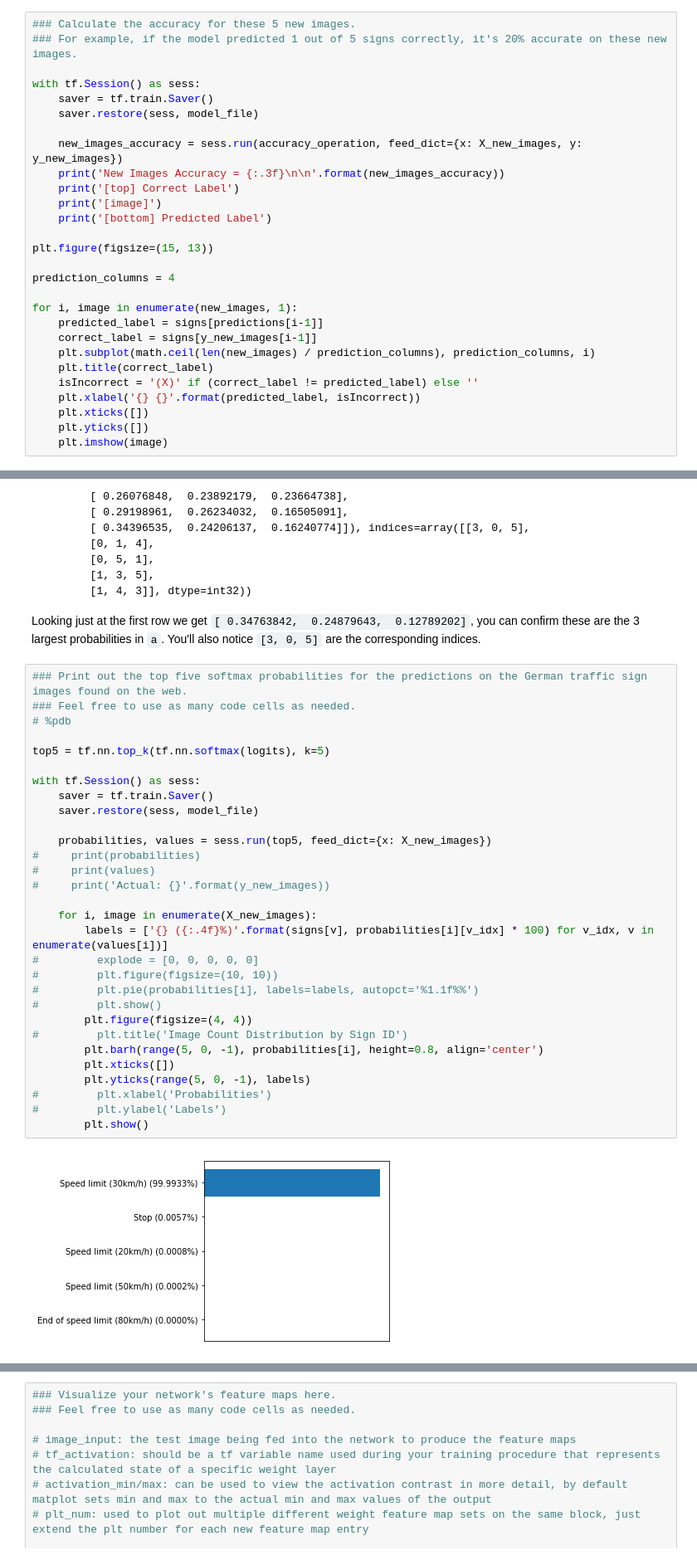
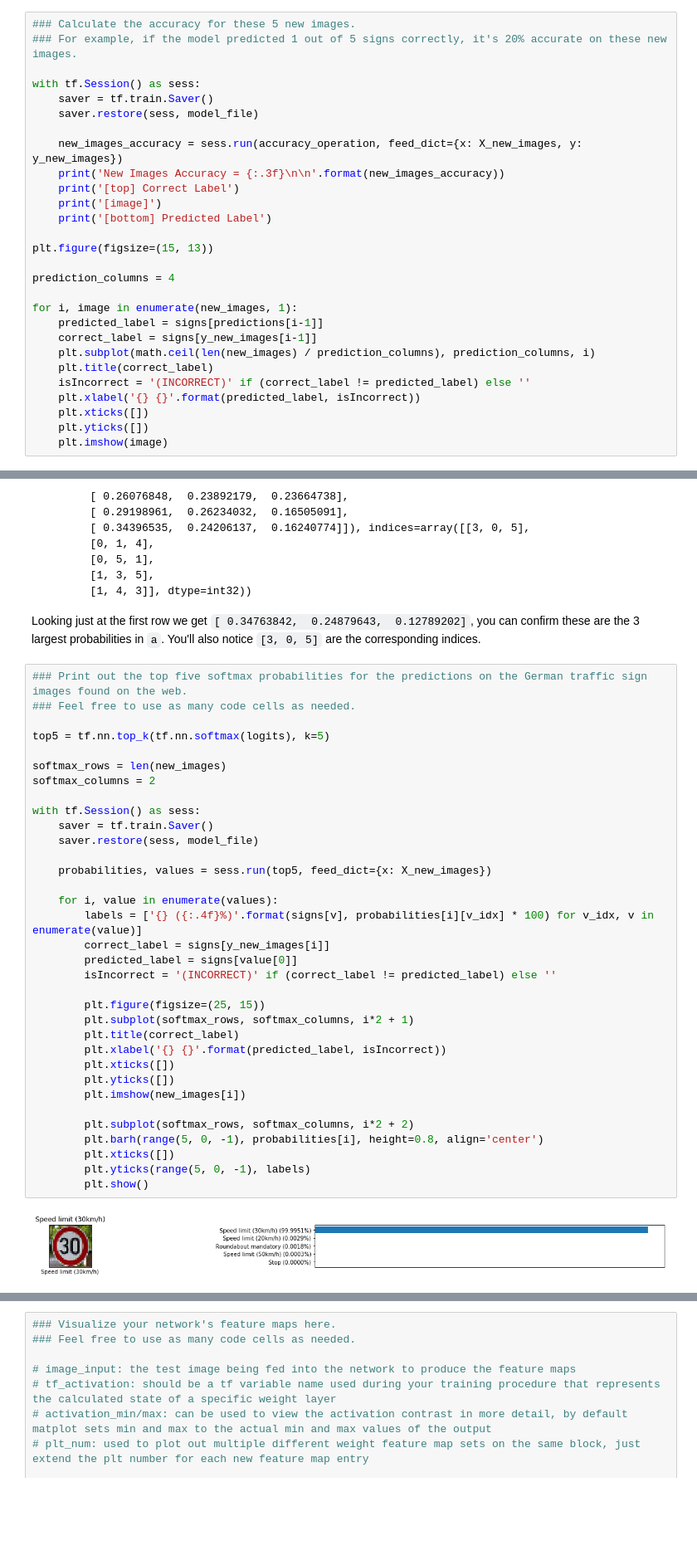
Before and after one commit to patrickmpoon/CarND-Traffic-Sign-Classifier-Project, a Jupyter notebook: Traffic_Sign_Classifier.ipynb, the cells around one changed output, grey strips where cells are left out. Shown at 83% size. Saved outputs shown, nothing was run; the diff lists cells and outputs as text; blank space fills up the shorter version.

Commit message:
Cleaned up some code and further softmax prediction enhancements

```diff
--- a/Traffic_Sign_Classifier.ipynb
+++ b/Traffic_Sign_Classifier.ipynb
@@ -513,7 +513,7 @@ for i, image in enumerate(new_images, 1):
     correct_label = signs[y_new_images[i-1]]
     plt.subplot(math.ceil(len(new_images) / prediction_columns), prediction_columns, i)
     plt.title(correct_label)
-    isIncorrect = '(X)' if (correct_label != predicted_label) else ''
+    isIncorrect = '(INCORRECT)' if (correct_label != predicted_label) else ''
     plt.xlabel('{} {}'.format(predicted_label, isIncorrect))
     plt.xticks([])
     plt.yticks([])
@@ -569,32 +569,36 @@ Looking just at the first row we get `[ 0.34763842,  0.24879643,  0.12789202]`,
 # %%
 ### Print out the top five softmax probabilities for the predictions on the German traffic sign images found on the web.
 ### Feel free to use as many code cells as needed.
-# %pdb
 
 top5 = tf.nn.top_k(tf.nn.softmax(logits), k=5)
+
+softmax_rows = len(new_images)
+softmax_columns = 2
 
 with tf.Session() as sess:
     saver = tf.train.Saver()
     saver.restore(sess, model_file)
 
     probabilities, values = sess.run(top5, feed_dict={x: X_new_images})
-#     print(probabilities)
-#     print(values)
-#     print('Actual: {}'.format(y_new_images))
 
-    for i, image in enumerate(X_new_images):
-        labels = ['{} ({:.4f}%)'.format(signs[v], probabilities[i][v_idx] * 100) for v_idx, v in enumerate(values[i])]
-#         explode = [0, 0, 0, 0, 0]
-#         plt.figure(figsize=(10, 10))
-#         plt.pie(probabilities[i], labels=labels, autopct='%1.1f%%')
-#         plt.show()
-        plt.figure(figsize=(4, 4))
-#         plt.title('Image Count Distribution by Sign ID')
+    for i, value in enumerate(values):
+        labels = ['{} ({:.4f}%)'.format(signs[v], probabilities[i][v_idx] * 100) for v_idx, v in enumerate(value)]
+        correct_label = signs[y_new_images[i]]
+        predicted_label = signs[value[0]]
+        isIncorrect = '(INCORRECT)' if (correct_label != predicted_label) else ''
+
+        plt.figure(figsize=(25, 15))
+        plt.subplot(softmax_rows, softmax_columns, i*2 + 1)
+        plt.title(correct_label)
+        plt.xlabel('{} {}'.format(predicted_label, isIncorrect))
+        plt.xticks([])
+        plt.yticks([])
+        plt.imshow(new_images[i])
+
+        plt.subplot(softmax_rows, softmax_columns, i*2 + 2)
         plt.barh(range(5, 0, -1), probabilities[i], height=0.8, align='center')
         plt.xticks([])
         plt.yticks(range(5, 0, -1), labels)
-#         plt.xlabel('Probabilities')
-#         plt.ylabel('Labels')
         plt.show()
 # %% [output]
-[figure, old version]
+[figure, new version]
```
Also changed, not shown: parts of 6 cells of this notebook.
